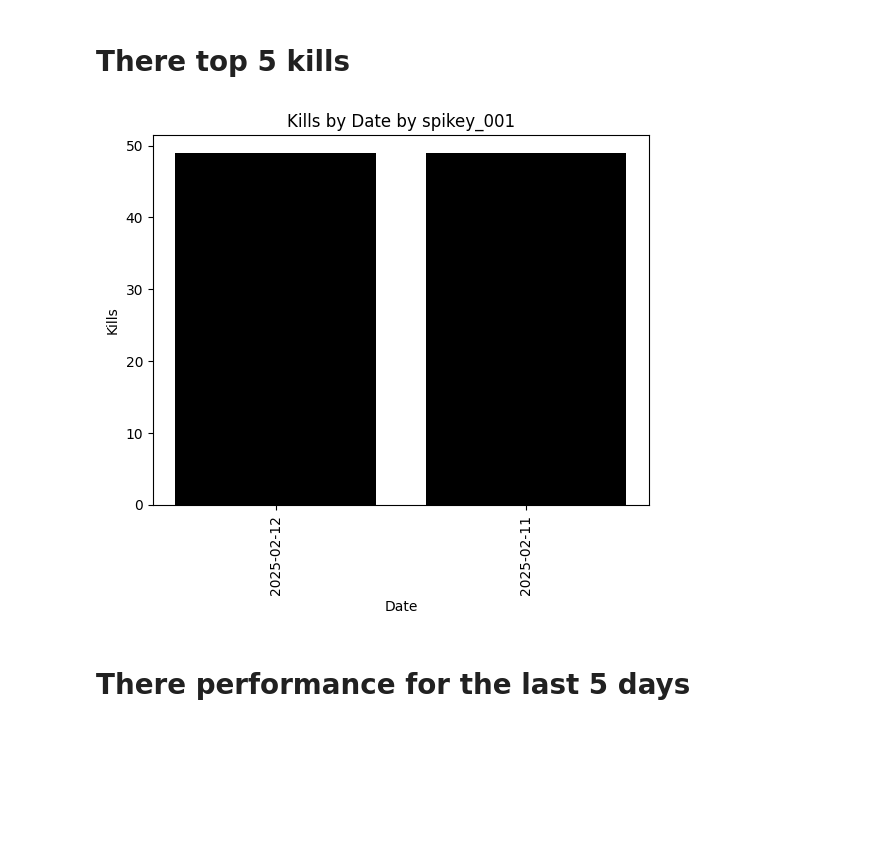
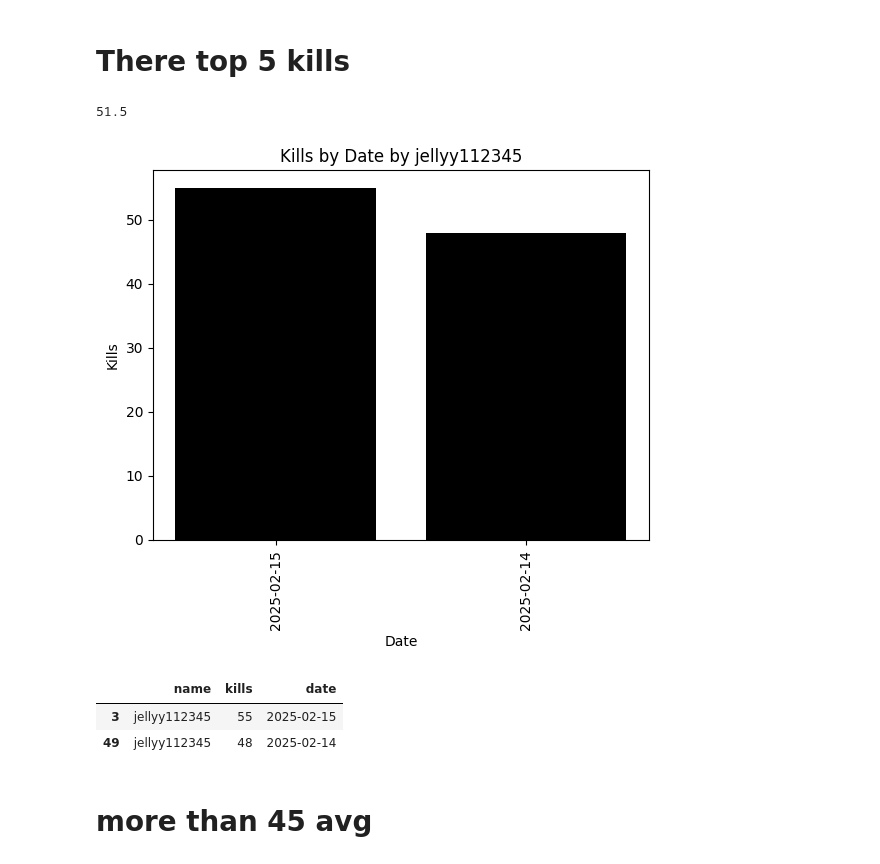
Before and after one commit to cakethehuman/brunswick-audit, a Jupyter notebook: special spikey/main.ipynb, the cells around one changed output. Drawn from its saved outputs; the diff is of its cells as text; code cells hidden in the pictures; blank space fills up the shorter version.

```diff
--- a/special spikey/main.ipynb
+++ b/special spikey/main.ipynb
@@ -62,22 +91,29 @@ The average kills for everyone is:  46
 # %% [markdown]
 # There top 5 kills
 # %%
-find_avg = df[df["name"] == "spikey_001"]
+find_avg = df[df["name"] == "jellyy112345"]
 #you can put anyname
-find_avg["kills"].mean()
+print(find_avg["kills"].mean())
 
 number_sort = find_avg["kills"].sort_values(ascending=False)
 
 plt.bar(find_avg.sort_values(ascending=False, by="kills")["date"], find_avg["kills"].sort_values(ascending=False), color='black')
 
 
 
 plt.title(f"Kills by Date by {find_avg['name'].iloc[0]}")
 plt.xticks(rotation=90)
 plt.xlabel("Date")
 plt.ylabel("Kills")
 plt.show()
 # %% [output]
+51.5
-[figure, old version]
+[figure, new version]
-# %% [markdown]
-# There performance for the last 5 days
+# %%
+df[df["name"] == "jellyy112345"]
+# %% [output]
+|  | name | kills | date |
+| 3 | jellyy112345 | 55 | 2025-02-15 |
+| 49 | jellyy112345 | 48 | 2025-02-14 |
+# %% [markdown]
+# more than 45 avg
```
Also changed, not shown: parts of 11 cells of this notebook, 3 other files.
